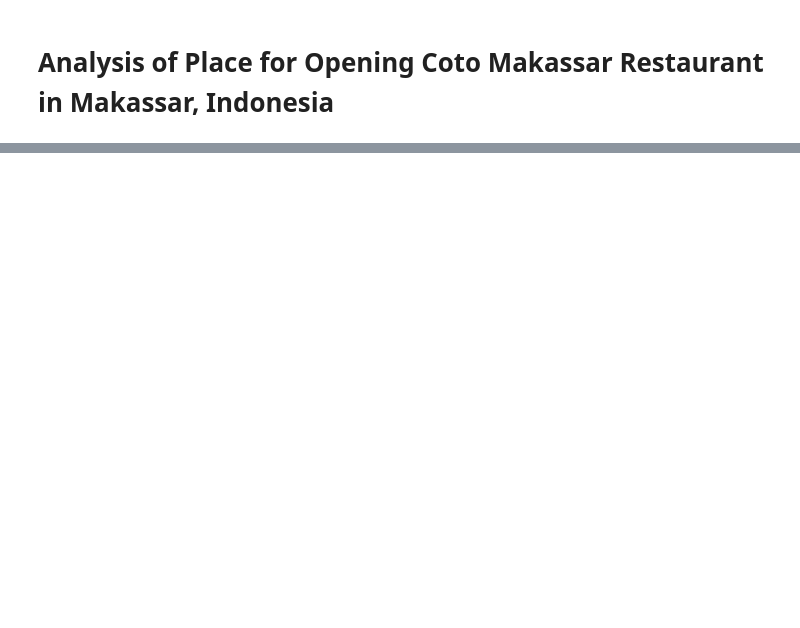
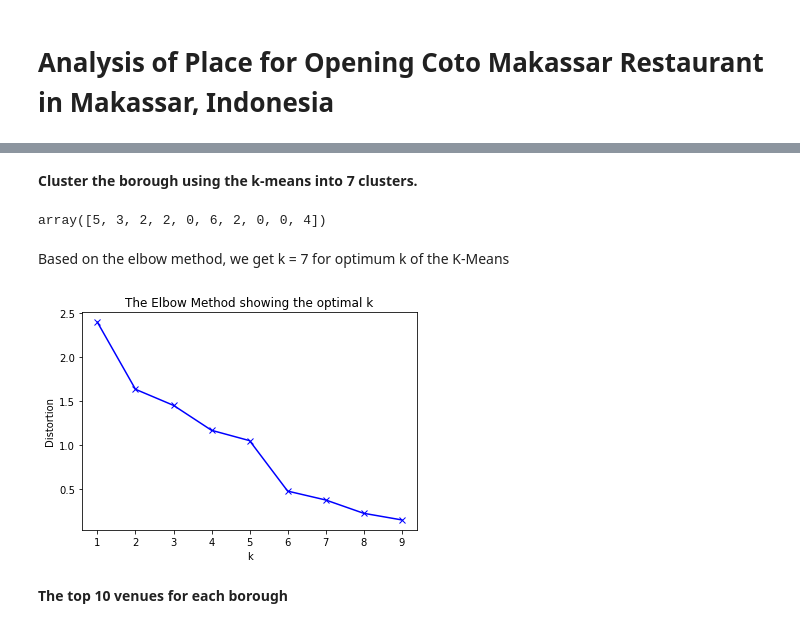
Before and after one commit to risqi-r/Coursera_Capstone, a Jupyter notebook: Capstone Project - Place for Opening Coto Makassar.ipynb, the cells around one changed output, grey strips where cells are left out. Saved outputs shown, nothing was run; the diff lists cells and outputs as text; code cells hidden in the pictures; blank space fills up the shorter version.

```diff
--- a/Capstone Project - Place for Opening Coto Makassar.ipynb
+++ b/Capstone Project - Place for Opening Coto Makassar.ipynb
@@ -19,0 +477,15 @@ Based on these business problems, the data we need are:
+# %%
+#concatenate all venues
+allvenues = pd.concat([competitor_venues, tourism_venues], ignore_index=False)
+
+# one hot encoding
+allvenues_onehot = pd.get_dummies(allvenues[['Venue Category']], prefix="", prefix_sep="")
+
+# add Borough column back to dataframe
+allvenues_onehot['Borough'] = allvenues['Borough']
+
+# move Borough column to the first column
+fixed_columns = [allvenues_onehot.columns[-1]] + list(allvenues_onehot.columns[:-1])
+allvenues_onehot = allvenues_onehot[fixed_columns]
+
+allvenues_onehot.head()
@@ -19,0 +501,3 @@ Based on these business problems, the data we need are:
+# %%
+allvenues_grouped = allvenues_onehot.groupby('Borough').mean().reset_index()
+allvenues_grouped
@@ -19,0 +519,35 @@ Based on these business problems, the data we need are:
+# %% [markdown]
+**Cluster the borough using the k-means into 7 clusters.**
+# %%
+# set number of clusters
+kclusters = 7
+
+allvenues_grouped_cluster = allvenues_grouped.drop('Borough', 1)
+
+# run k-means clustering
+kmeans = KMeans(n_clusters=kclusters, random_state=0).fit(allvenues_grouped_cluster)
+
+# check cluster labels generated for each row in the dataframe
+kmeans.labels_[0:10]
+# %% [output]
+array([5, 3, 2, 2, 0, 6, 2, 0, 0, 4])
+# %% [markdown]
+Based on the elbow method, we get k = 7 for optimum k of the K-Means
+# %%
+distortions = []
+K = range(1,10)
+for k in K:
+    kmeanModel = KMeans(n_clusters=k, random_state=0).fit(allvenues_grouped_cluster)
+    #kmeanModel.fit(istanbul_grouped_clustering)
+    distortions.append(sum(np.min(cdist(allvenues_grouped_cluster, kmeanModel.cluster_centers_, 'canberra'), axis=1)) / allvenues_grouped_cluster.shape[0])
+
+# Plot the elbow
+plt.plot(K, distortions, 'bx-')
+plt.xlabel('k')
+plt.ylabel('Distortion')
+plt.title('The Elbow Method showing the optimal k')
+plt.show()
+# %% [output]
+[figure, added]
+# %% [markdown]
+**The top 10 venues for each borough**
```
Also changed, not shown: parts of 80 cells of this notebook.
